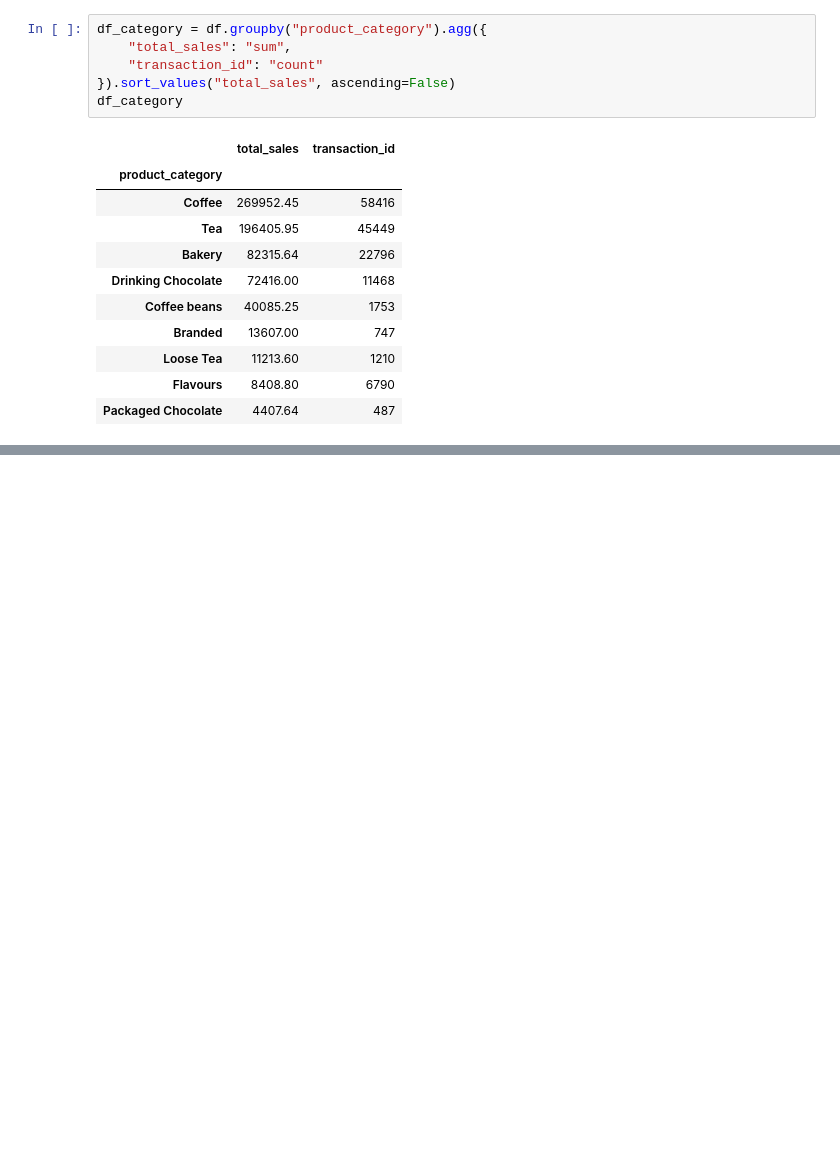
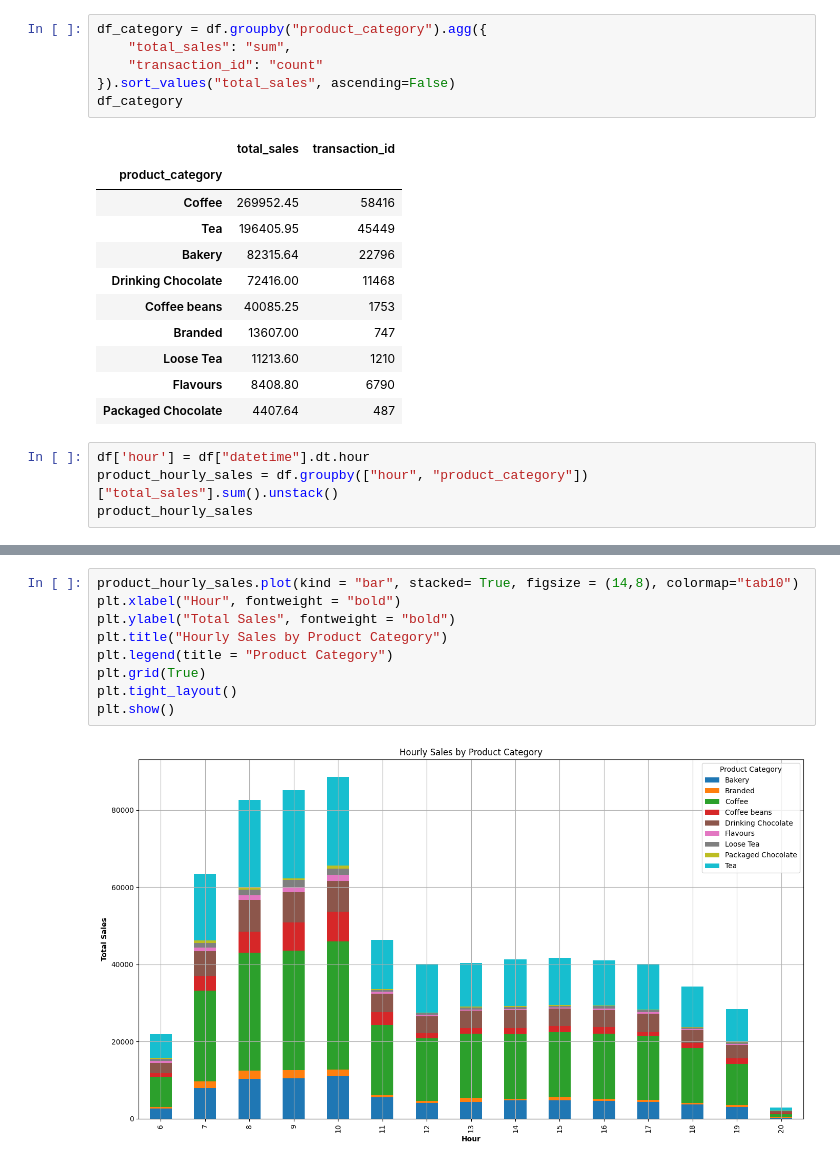
Before and after one commit to nkorlov-data/Coffee-Sales-EDA, a Jupyter notebook: Coffee_Sales_Analysis.ipynb, the cells around one changed output, grey strips where cells are left out. Drawn from its saved outputs; the diff is of its cells as text; blank space fills up the shorter version.

```diff
--- a/Coffee_Sales_Analysis.ipynb
+++ b/Coffee_Sales_Analysis.ipynb
@@ -214,3 +211,7 @@ df_category
 | Loose Tea | 11213.60 | 1210 |
 | Flavours | 8408.80 | 6790 |
 | Packaged Chocolate | 4407.64 | 487 |
+# %%
+df['hour'] = df["datetime"].dt.hour
+product_hourly_sales = df.groupby(["hour", "product_category"])["total_sales"].sum().unstack()
+product_hourly_sales
@@ -216,0 +236,11 @@ df_category
+# %%
+product_hourly_sales.plot(kind = "bar", stacked= True, figsize = (14,8), colormap="tab10")
+plt.xlabel("Hour", fontweight = "bold")
+plt.ylabel("Total Sales", fontweight = "bold")
+plt.title("Hourly Sales by Product Category")
+plt.legend(title = "Product Category")
+plt.grid(True)
+plt.tight_layout()
+plt.show()
+# %% [output]
+[figure, added]
```
Also changed, not shown: parts of 10 cells of this notebook.
